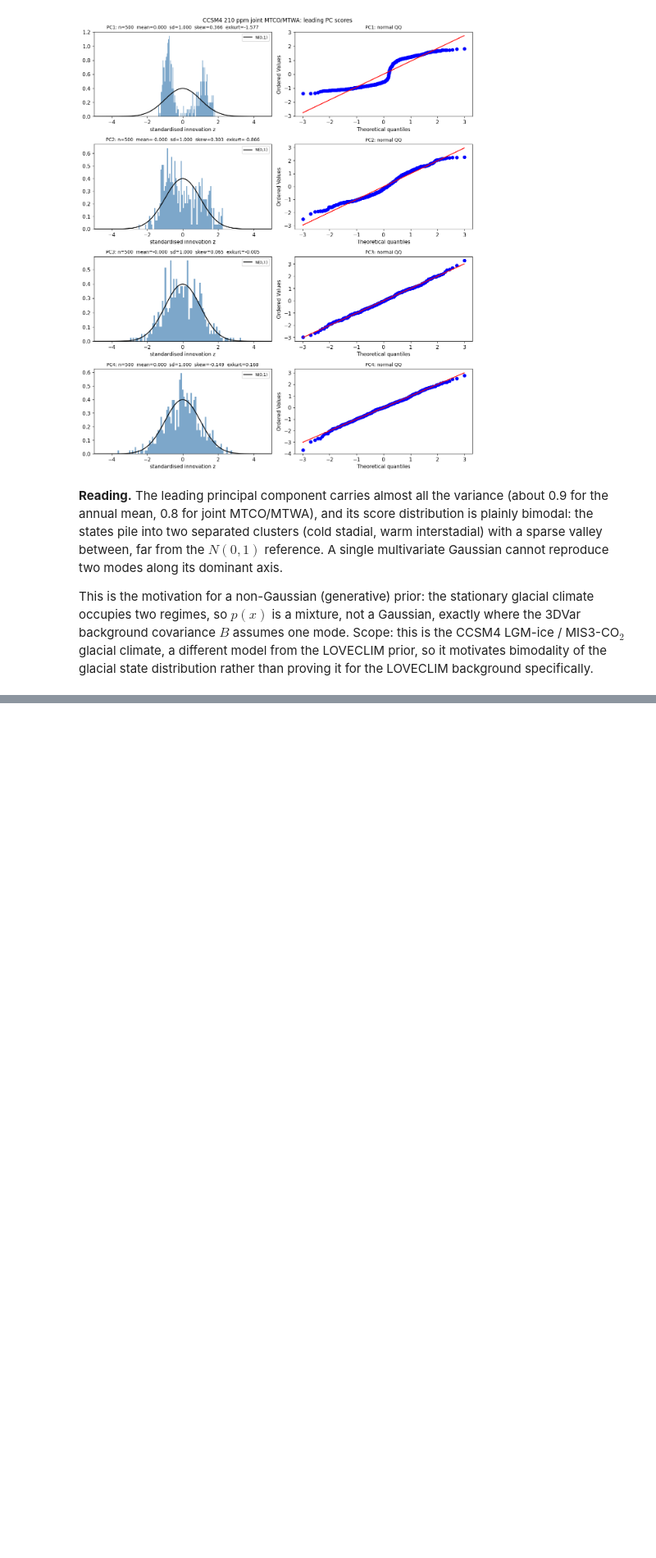
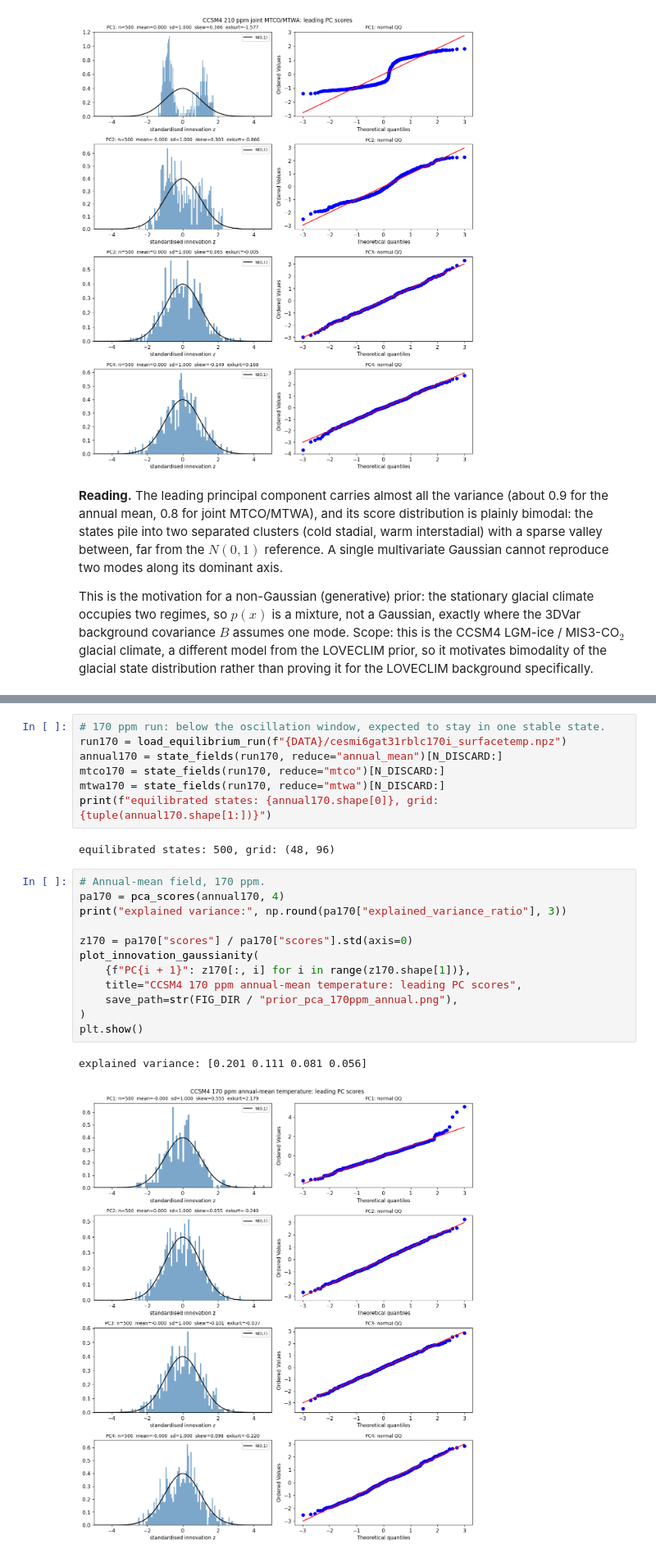
Before and after one commit to evgeni-g-georgiev/sparse_paleoclimate_field_reconstruction, a Jupyter notebook: notebooks/07_da_assumptions.ipynb, the cells around one changed output, grey strips where cells are left out. Shown at 82% size. Saved outputs shown, nothing was run; the diff lists cells and outputs as text; blank space fills up the shorter version.

```diff
--- a/notebooks/07_da_assumptions.ipynb
+++ b/notebooks/07_da_assumptions.ipynb
@@ -315,0 +324,24 @@ distribution rather than proving it for the LOVECLIM background specifically.
+# %%
+# 170 ppm run: below the oscillation window, expected to stay in one stable state.
+run170 = load_equilibrium_run(f"{DATA}/cesmi6gat31rblc170i_surfacetemp.npz")
+annual170 = state_fields(run170, reduce="annual_mean")[N_DISCARD:]
+mtco170 = state_fields(run170, reduce="mtco")[N_DISCARD:]
+mtwa170 = state_fields(run170, reduce="mtwa")[N_DISCARD:]
+print(f"equilibrated states: {annual170.shape[0]}, grid: {tuple(annual170.shape[1:])}")
+# %% [output]
+equilibrated states: 500, grid: (48, 96)
+# %%
+# Annual-mean field, 170 ppm.
+pa170 = pca_scores(annual170, 4)
+print("explained variance:", np.round(pa170["explained_variance_ratio"], 3))
+
+z170 = pa170["scores"] / pa170["scores"].std(axis=0)
+plot_innovation_gaussianity(
+    {f"PC{i + 1}": z170[:, i] for i in range(z170.shape[1])},
+    title="CCSM4 170 ppm annual-mean temperature: leading PC scores",
+    save_path=str(FIG_DIR / "prior_pca_170ppm_annual.png"),
+)
+plt.show()
+# %% [output]
+explained variance: [0.201 0.111 0.081 0.056]
+[figure, added]
```
Also changed, not shown: parts of 5 cells of this notebook.
